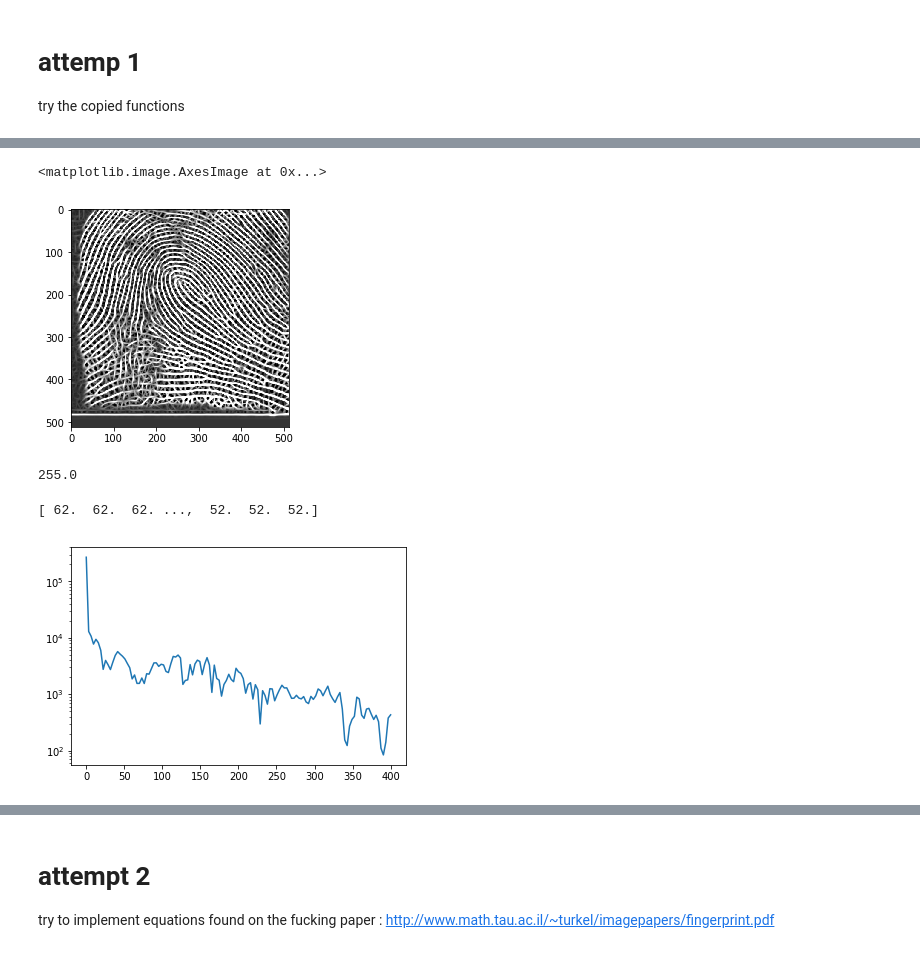
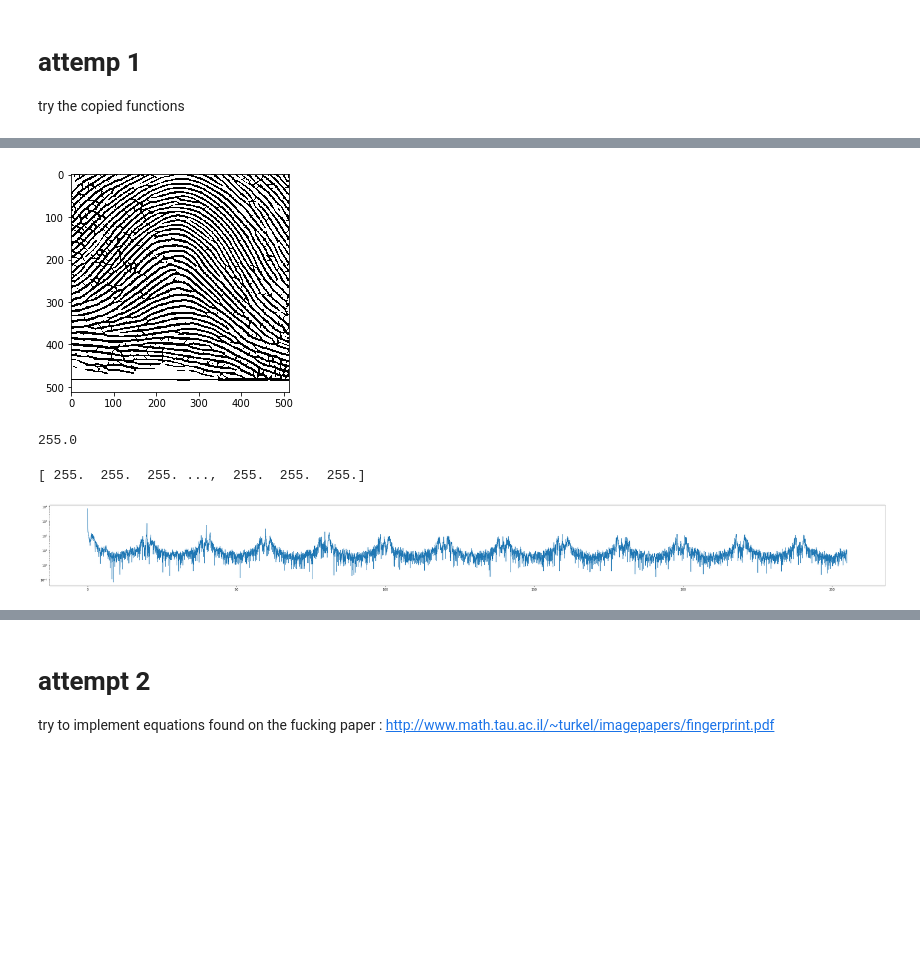
Before and after one commit to SSripilaipong/TimeSeries_mid, a Jupyter notebook: try_opencv.ipynb, the cells around one changed output, grey strips where cells are left out. Drawn from its saved outputs; the diff is of its cells as text; code cells hidden in the pictures; blank space fills up the shorter version.

Commit message:
heuristic filter

```diff
--- a/try_opencv.ipynb
+++ b/try_opencv.ipynb
@@ -102,10 +101,18 @@ plt.imshow(img, cmap='gray')
-# %%
-filters = build_filters()
-res = process(normalize(img), filters)
-plt.imshow(res, cmap='gray')
-# %% [output]
-<matplotlib.image.AxesImage at 0x...>
-[figure, removed]
+# %%
+filters = build_filters()
+res = process(normalize(img), filters)
+mean=np.mean(res)*1.2
+for i in range(res.shape[0]):
+    for j in range(res.shape[1]):
+        if(res[i][j]<mean):
+            res[i][j]=255
+        else:
+            res[i][j]=0
+plt.imshow(res, cmap='gray')
+
+scipy.misc.imsave('outfile.jpg', res)
+# %% [output]
+[figure, added]
 # %%
 print(res.max())
 # %% [output]
@@ -115,25 +122,27 @@ print(res.max())
 # %%
 preFFT=res.reshape(-1)
 print(preFFT)
 import numpy as np
 import matplotlib.pyplot as plt
 import scipy.fftpack
 
 # Number of samplepoints
-N = 255
+N = preFFT.size//20
 # sample spacing
-T = 1.0 / 800.0
-x = np.linspace(0.0, N*T, N)
+T = 1.0 / (255*2)
+x = np.linspace(0.0, 255, N)
 y = preFFT
 yf = scipy.fftpack.fft(y)
 xf = np.linspace(0.0, 1.0/(2.0*T), N/2)
 fig, ax = plt.subplots()
 ax.set_yscale("log", nonposx='clip')
 ax.plot(xf, 2.0/N * np.abs(yf[:N//2]))
+fig = plt.gcf()
+fig.set_size_inches(50, 5)
 plt.show()
 # %% [output]
-[ 62.  62.  62. ...,  52.  52.  52.]
+[ 255.  255.  255. ...,  255.  255.  255.]
-[figure, old version]
+[figure, new version]
 # %%
 preFFT=res.reshape(-1)
 print(preFFT)
```
Also changed, not shown: parts of 5 cells of this notebook.
